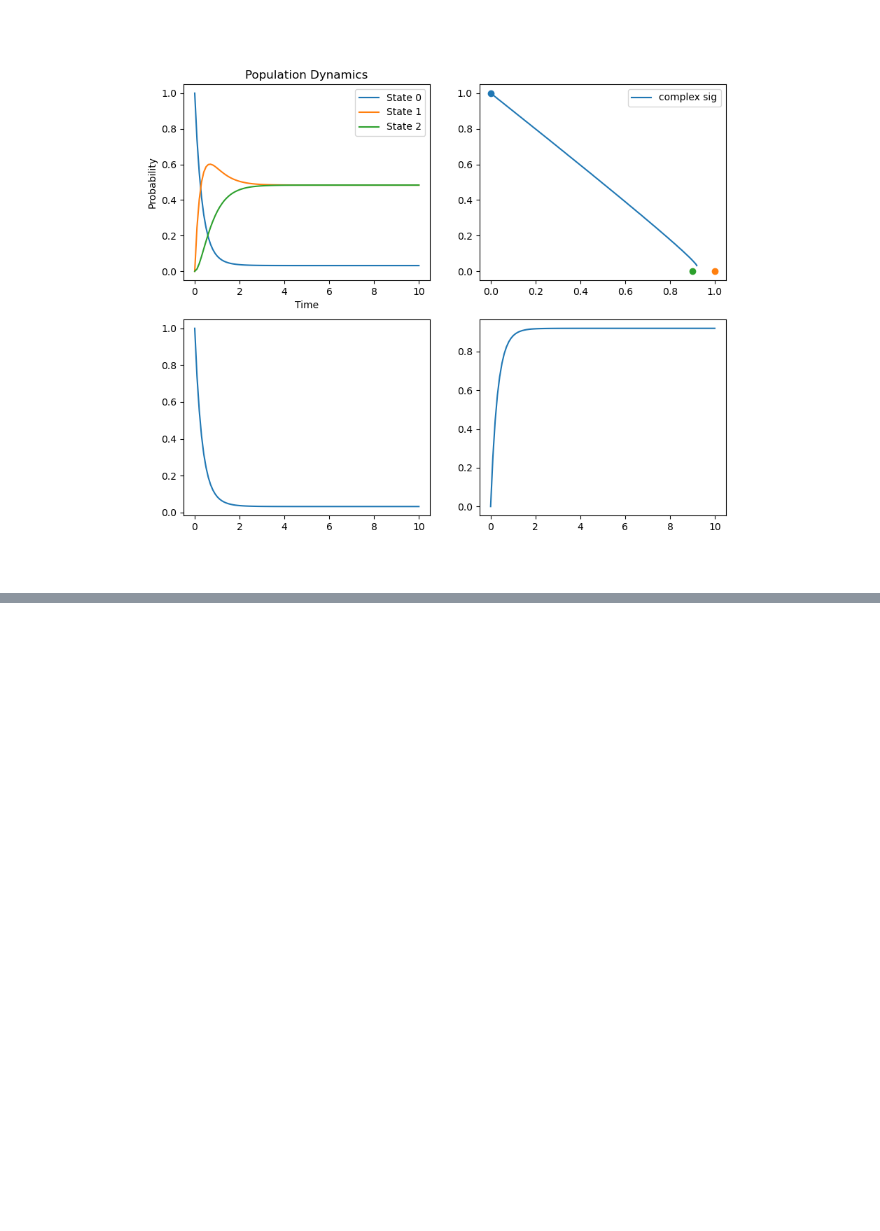
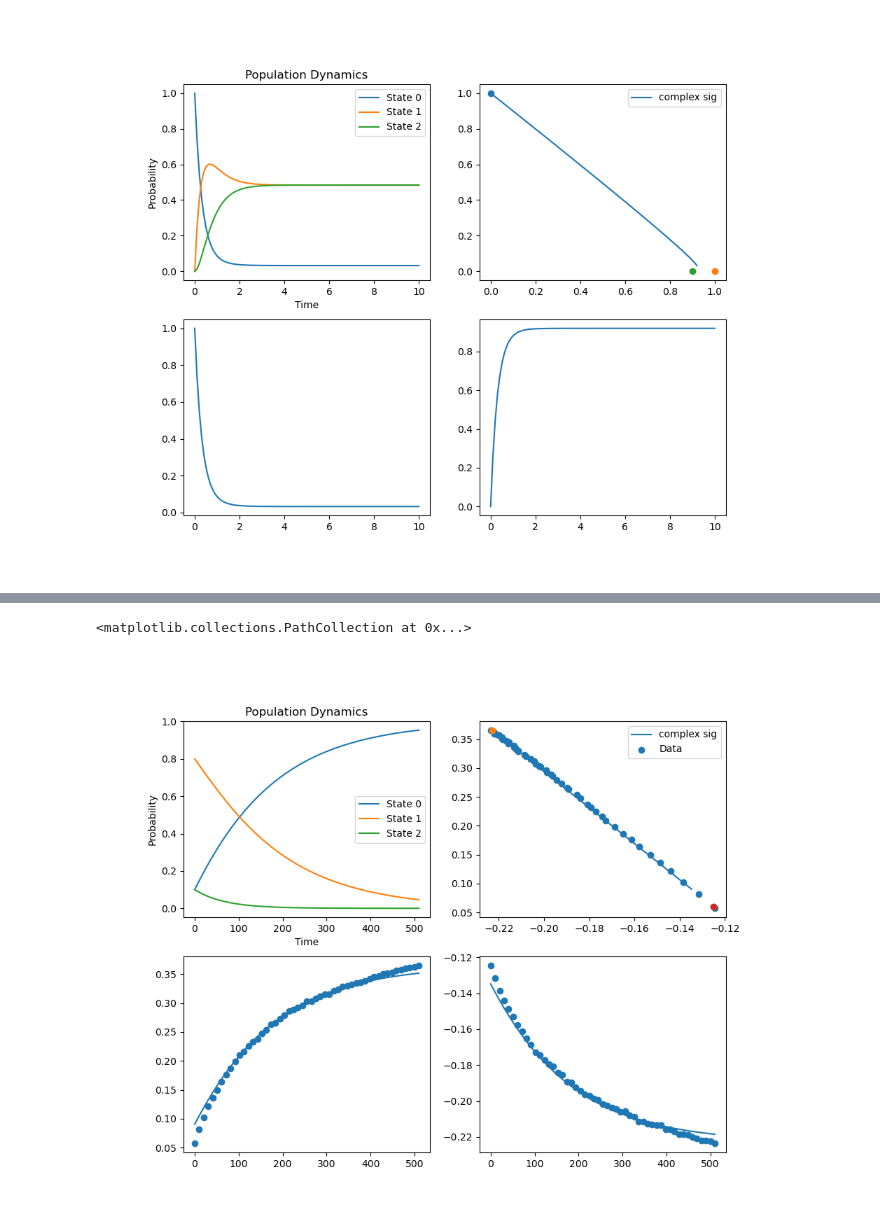
Before and after one commit to QCoherence/Fluxonium_qutrit, a Jupyter notebook: Qutrit_decay.ipynb, the cells around one changed output, grey strips where cells are left out. Saved outputs shown, nothing was run; the diff lists cells and outputs as text; code cells hidden in the pictures; blank space fills up the shorter version.

Commit message:
try on bifluxon paper

```diff
--- a/Qutrit_decay.ipynb
+++ b/Qutrit_decay.ipynb
@@ -84,7 +86,7 @@ def population_to_signal(p, centres):
 def compute_theoretical_signal(gamma, p0, times, centres):
     gamma_matrix = np.array(gamma).reshape((3, 3))
     p = odeint(rate_equations, p0, times, args=(gamma_matrix,))
-    iq_signals = population_to_signal(p, centres)
+    iq_signals = population_to_signal(p.T, centres)
     return iq_signals
 
 def objective(gamma, measured_signal, times, p0, centres):
@@ -183,0 +276,35 @@ axs2[1].plot(times,np.imag(population_to_signal(p.T, centres)), label='Imag Q')
+# %%
+p = solve_population_dynamics(fitted_gamma, p0, times)
+
+fig, (axs1, axs2) = plt.subplots(2, 2, figsize=(10, 8))
+
+# Plotting the results
+axs1[0].plot(times, p[:,0], label='State 0')
+axs1[0].plot(times, p[:,1], label='State 1')
+axs1[0].plot(times, p[:,2], label='State 2')
+axs1[0].set_xlabel('Time')
+axs1[0].set_ylabel('Probability')
+axs1[0].set_title('Population Dynamics')
+axs1[0].legend()
+
+axs1[1].plot(np.imag(population_to_signal(p.T, centres)),np.real(population_to_signal(p.T, centres)), label='complex sig')
+
+axs1[1].scatter(np.imag(data_T1_paper),np.real(data_T1_paper), label='Data')
+
+
+axs1[1].scatter(np.imag(centres[0]), np.real(centres[0]))
+axs1[1].scatter(np.imag(centres[1]), np.real(centres[1]))
+axs1[1].scatter(np.imag(centres[2]), np.real(centres[2]))
+
+axs1[1].legend()
+
+
+axs2[0].plot(times,np.real(population_to_signal(p.T, centres)), label='Real I')
+
+axs2[0].scatter(times,np.real(data_T1_paper), label='Data')
+
+axs2[1].plot(times,np.imag(population_to_signal(p.T, centres)), label='Imag Q')
+axs2[1].scatter(times,np.imag(data_T1_paper), label='Data')
+# %% [output]
+<matplotlib.collections.PathCollection at 0x...>
+[figure, added]
```
Also changed, not shown: parts of 5 cells of this notebook.
